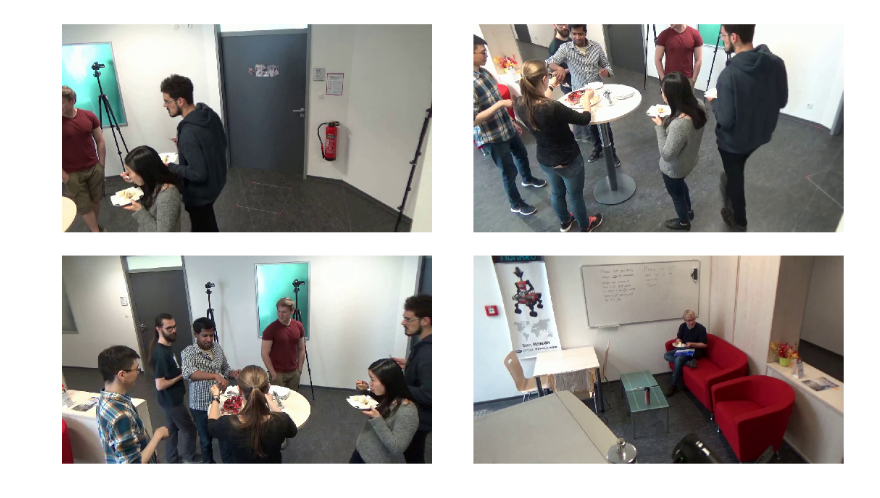
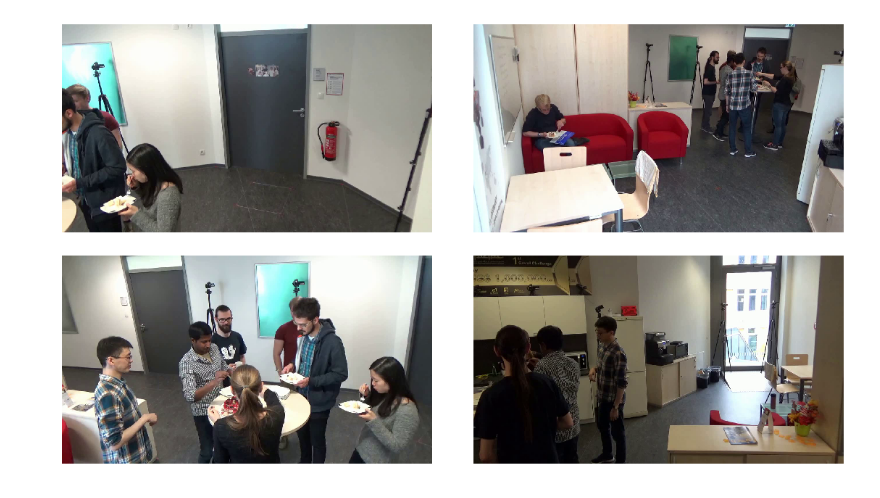
Before and after one commit to bonn-activity-maps/aik, a Jupyter notebook: visualization/kitchen.ipynb, the cells around one changed output. Saved outputs shown, nothing was run; the diff lists cells and outputs as text; code cells hidden in the pictures.

Commit message:
dataset impl + vid loading

```diff
--- a/visualization/kitchen.ipynb
+++ b/visualization/kitchen.ipynb
@@ -1,6 +1,8 @@
 # %%
 %matplotlib inline
 import matplotlib.pyplot as plt
+import sys
+sys.path.insert(0, '../')
 import json
 import cv2
 from os.path import isdir, join
@@ -13,27 +15,24 @@ assert isdir(vid_dir), vid_dir
 cam_dir = join(dataset_dir, 'cameras')
 assert isdir(cam_dir), cam_dir
 FRAME = 1
-I = []
-cams = []
-for cid in range(n_cameras):
-    local_vid_dir = join(vid_dir, 'camera%02d' % cid)
-    local_cam_dir = join(cam_dir, 'camera%02d' % cid)
-    im_file = join(local_vid_dir, 'frame%09d.png' % FRAME)
-    cam_file = join(local_cam_dir, 'frame%09d.json' % FRAME)
-    I.append(cv2.cvtColor(cv2.imread(im_file), cv2.COLOR_BGR2RGB))
-    cam = json.load(open(cam_file))
-    cams.append(cam)
+from aik.dataset import AIK
+
+aik = AIK(dataset_dir)
 # %%
-selected_cids = [0, 1, 2, 3]
+selected_cids = [0, 5, 2, 7]
+
+
+I, Calib = aik.get_frame(20)
+
 
 fig = plt.figure(figsize=(16, 9))
 
 for i, cid in enumerate(selected_cids):
     ax = fig.add_subplot(2, 2, i + 1)
     ax.axis('off')
     ax.imshow(I[cid])
 
 plt.tight_layout()
 plt.show()
 # %% [output]
-[figure, old version]
+[figure, new version]
```
Also changed, not shown: 3 other files.
